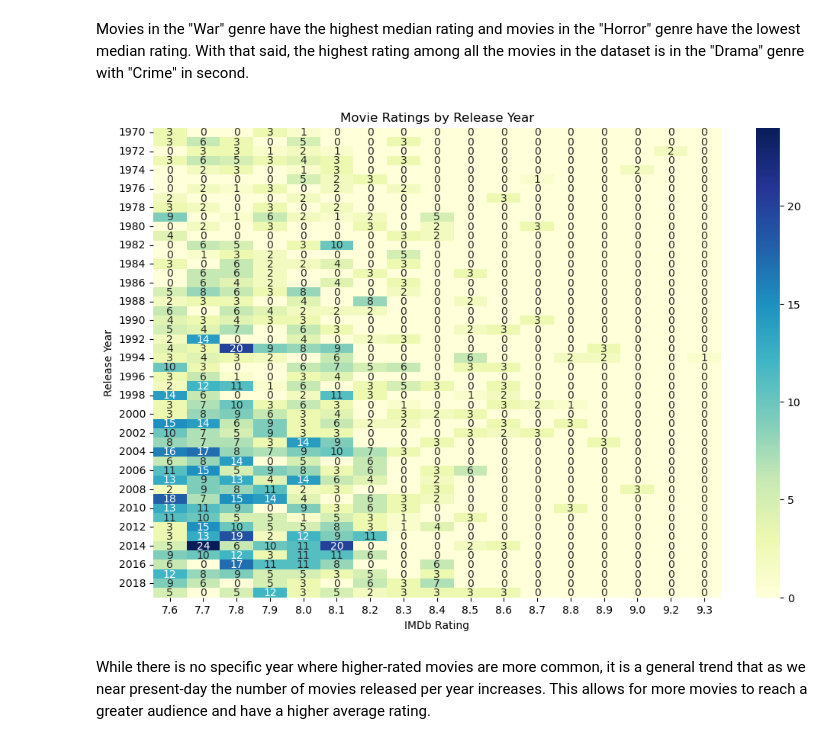
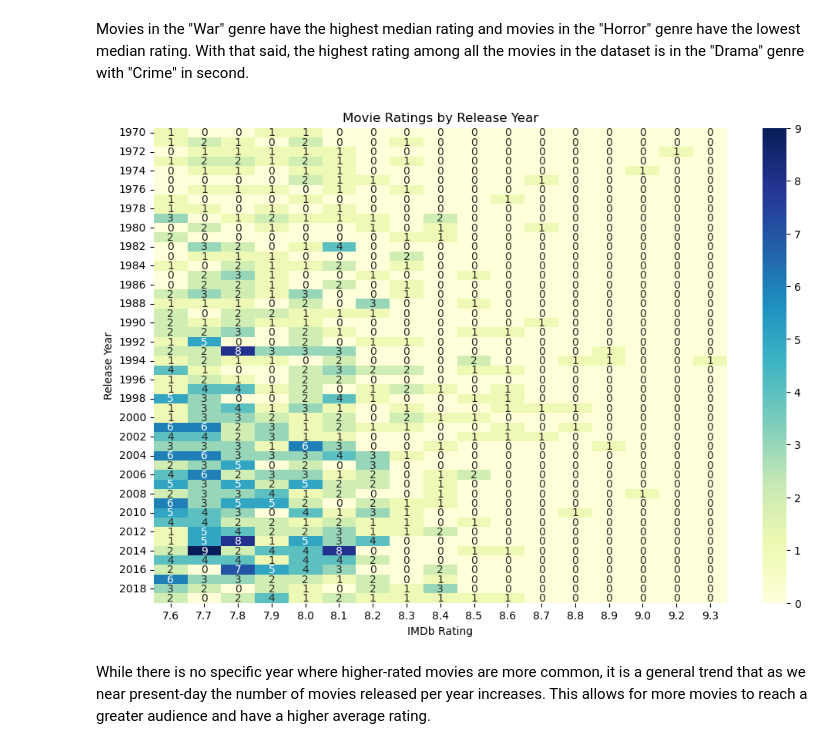
Before and after one commit to okashashuda/data-analysis-movies, a Jupyter notebook: movies-analysis.ipynb, the cells around one changed output. Saved outputs shown, nothing was run; the diff lists cells and outputs as text; code cells hidden in the pictures.

Commit message:
fixed the heatmap visual

```diff
--- a/movies-analysis.ipynb
+++ b/movies-analysis.ipynb
@@ -247,17 +247,17 @@ plt.show()
 # %% [markdown]
 Movies in the "War" genre have the highest median rating and movies in the "Horror" genre have the lowest median rating. With that said, the highest rating among all the movies in the dataset is in the "Drama" genre with "Crime" in second.
 # %%
-rating_distribution = movie_ratings.pivot_table(index='Release_Year', columns='IMDB_Rating', aggfunc='size', fill_value=0)
+rating_distribution = data.pivot_table(index='Release_Year', columns='IMDB_Rating', aggfunc='size', fill_value=0)
 
 # plotting the heatmap
 plt.figure(figsize=(12, 8))
 sns.heatmap(rating_distribution, cmap="YlGnBu", annot=True)
 plt.title("Movie Ratings by Release Year")
 plt.xlabel("IMDb Rating")
 plt.ylabel("Release Year")
 plt.show()
 # %% [output]
-[figure, old version]
+[figure, new version]
 # %% [markdown]
 While there is no specific year where higher-rated movies are more common, it is a general trend that as we near present-day the number of movies released per year increases. This allows for more movies to reach a greater audience and have a higher average rating.
 # %% [markdown]
```
Also changed, not shown: parts of 3 cells of this notebook, 1 other file.
